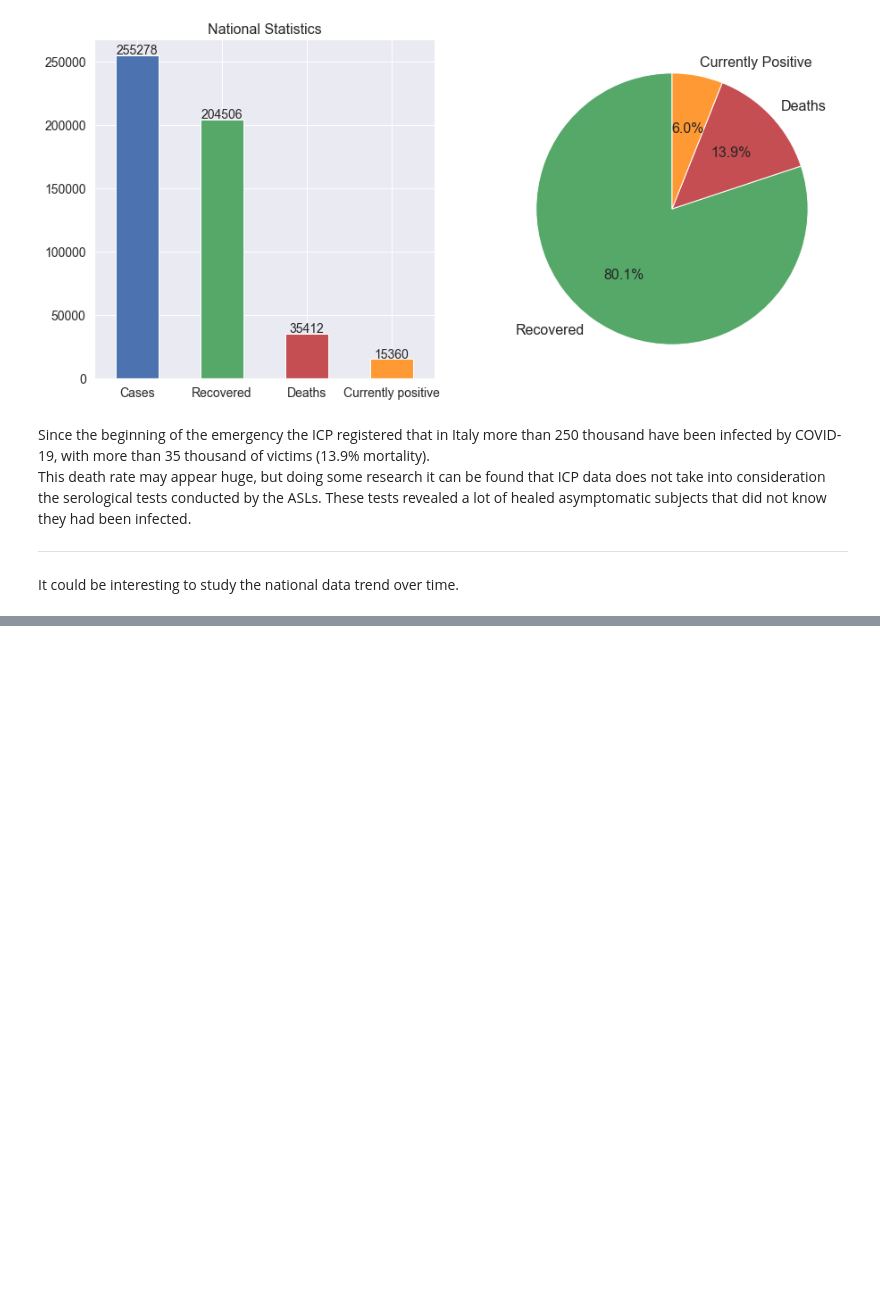
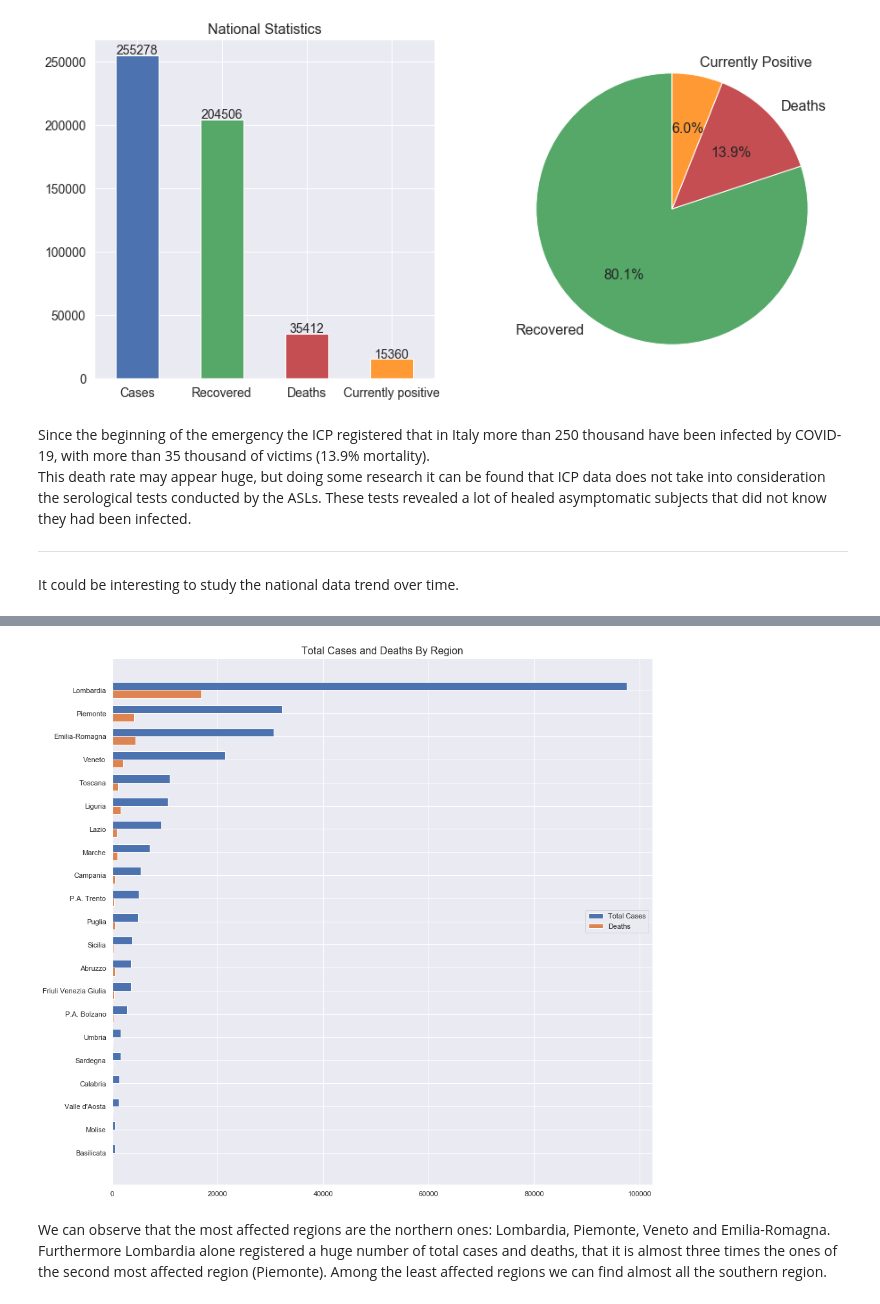
Before and after one commit to JacopoBartoli/agm_algorithms, a Jupyter notebook: Bartoli-Ravagli.ipynb, the cells around one changed output, grey strips where cells are left out. Saved outputs shown, nothing was run; the diff lists cells and outputs as text; code cells hidden in the pictures; blank space fills up the shorter version.

```diff
--- a/Bartoli-Ravagli.ipynb
+++ b/Bartoli-Ravagli.ipynb
@@ -377,0 +439,22 @@ We can also observe from the second chart that the death rate remained almost st
+# %%
+source_data = pd.DataFrame(df_reg.loc[last_day, ["totale_casi", "deceduti"]].sort_values("totale_casi", ascending=True)).reset_index()
+ind = np.arange(len(source_data.index))  # the x locations for the groups
+height = 0.35  # the width of the bars
+
+fig, ax = plt.subplots(figsize=(15, 15))
+rects1 = ax.barh(ind + height/2, source_data["totale_casi"], width,
+                label='Total Cases')
+rects2 = ax.barh(ind - height/2, source_data["deceduti"], width,
+                label='Deaths')
+
+ax.set_xlabel(None)
+ax.set_title('Total Cases and Deaths By Region')
+ax.set_yticks(ind)
+ax.set_yticklabels(source_data["denominazione_regione"])
+ax.legend(loc="center right");
+ax.title.set_size(16)
+# %% [output]
+[figure, added]
+# %% [markdown]
+We can observe that the most affected regions are the northern ones: Lombardia, Piemonte, Veneto and Emilia-Romagna. Furthermore Lombardia alone registered a huge number of total cases and deaths, that it is almost three times the ones of the second most affected region (Piemonte).
+Among the least affected regions we can find almost all the southern region.
```
Also changed, not shown: parts of 9 cells of this notebook.
